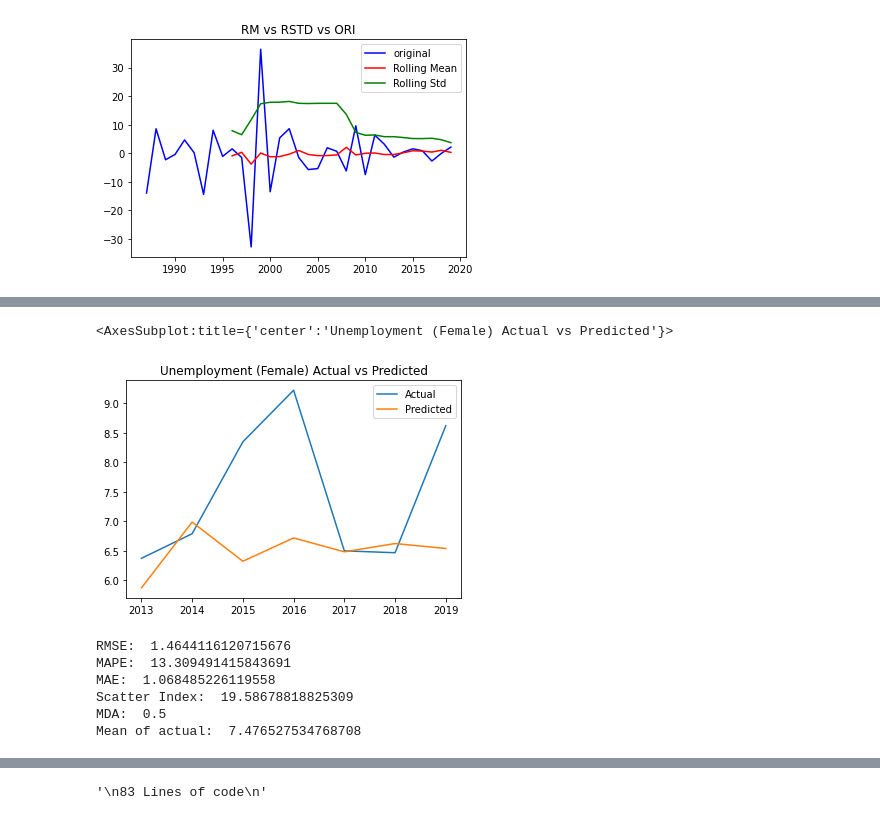
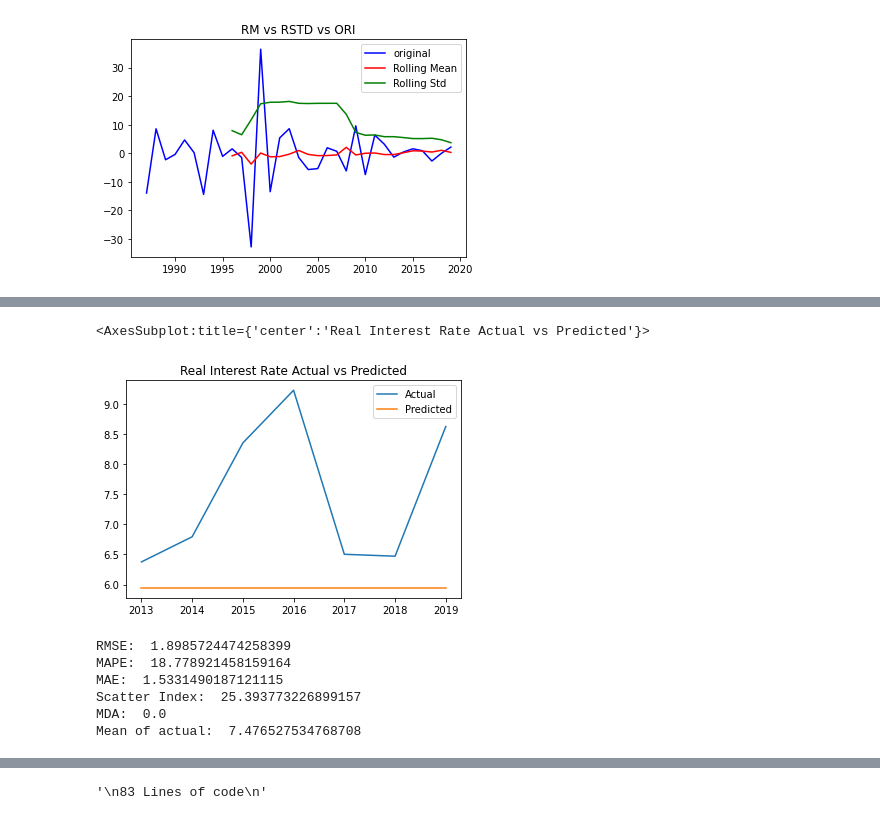
Before and after one commit to FarhanHabibie/UG-Project-Farhan, a Jupyter notebook: ARIMA VARMA Forecasts/ARIMA Univariate Forecast.ipynb, the cells around one changed output, grey strips where cells are left out. Drawn from its saved outputs; the diff is of its cells as text; code cells hidden in the pictures.

```diff
--- a/ARIMA VARMA Forecasts/ARIMA Univariate Forecast.ipynb
+++ b/ARIMA VARMA Forecasts/ARIMA Univariate Forecast.ipynb
@@ -213,28 +166,28 @@ reused and modified from:
 https://www.machinelearningplus.com/time-series/arima-model-time-series-forecasting-python/
 """
 
-model = ARIMA(train, order=(1,1,0))
+model = ARIMA(train, order=(0,0,0))
 model = model.fit()
 predict = model.predict(start=len(train), end=len(train)+len(test)-1)
 #3 lines from guide but modified
 # %%
 df_compare = pd.DataFrame({'Actual' : test.values.flatten(), 'Predicted' : predict.values})
 newindex = test.index.values.tolist()
 df_compare.index = newindex
-df_compare.plot(title='Unemployment (Female) Actual vs Predicted')
+df_compare.plot(title='Real Interest Rate Actual vs Predicted')
 #4 lines written by me
 # %% [output]
-<AxesSubplot:title={'center':'Unemployment (Female) Actual vs Predicted'}>
+<AxesSubplot:title={'center':'Real Interest Rate Actual vs Predicted'}>
-[figure, old version]
+[figure, new version]
 # %%
 performance_metrics(test.values, predict.values)
 #1 line written by me
 # %% [output]
-RMSE:  1.4644116120715676
-MAPE:  13.309491415843691
-MAE:  1.068485226119558
-Scatter Index:  19.58678818825309
-MDA:  0.5
+RMSE:  1.8985724474258399
+MAPE:  18.778921458159164
+MAE:  1.5331490187121115
+Scatter Index:  25.393773226899157
+MDA:  0.0
 Mean of actual:  7.476527534768708
 # %%
 """
```
Also changed, not shown: parts of 8 cells of this notebook, 4 other files.
